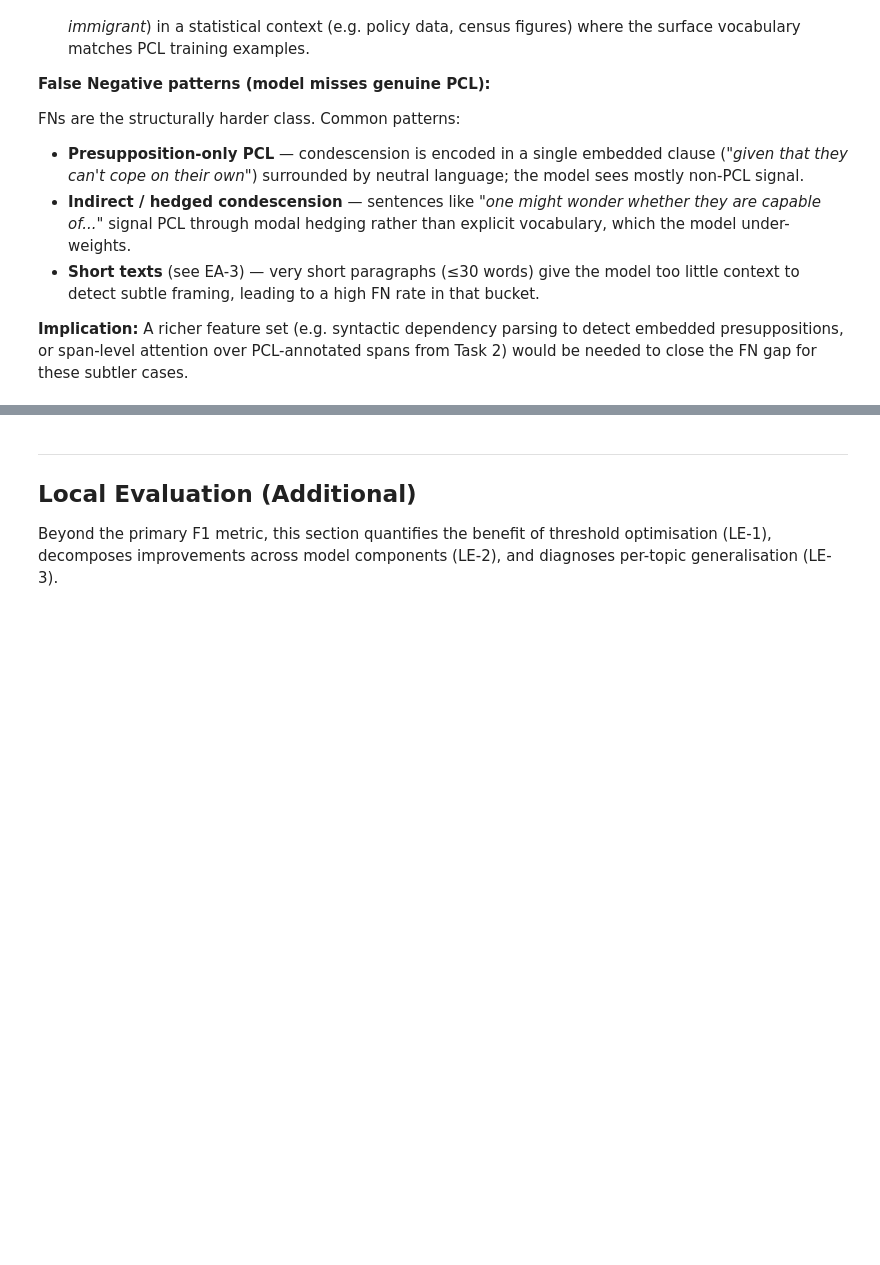
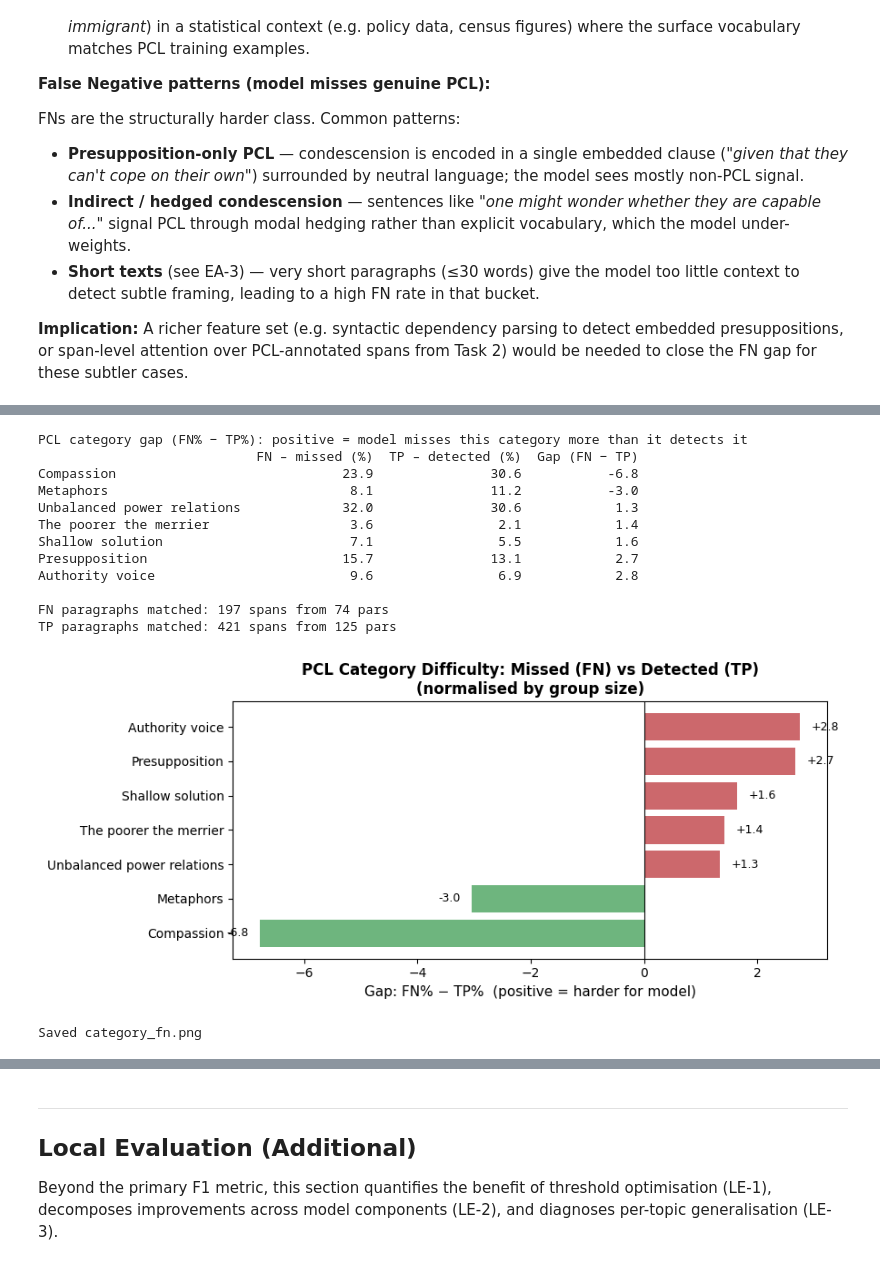
Before and after one commit to ArthurAllilaire/nlp, a Jupyter notebook: BestModel/train.ipynb, the cells around one changed output, grey strips where cells are left out. Drawn from its saved outputs; the diff is of its cells as text; code cells hidden in the pictures; blank space fills up the shorter version.

Commit message:
Error analysis

```diff
--- a/BestModel/train.ipynb
+++ b/BestModel/train.ipynb
@@ -859,0 +894,61 @@ print('Saved category_fn.png')
+# %%
+# ── Cell EA-2: PCL Category Breakdown of Missed (FN) vs Detected (TP) Cases ───
+cat_path = 'NLPLabs-2024/Dont_Patronize_Me_Trainingset/dontpatronizeme_categories.tsv'
+cat_raw = pd.read_csv(
+    cat_path, sep='\t', header=None,
+    names=['par_id','art_id','text','keyword','country',
+           'span_start','span_end','span_text','category','pcl_label'],
+    on_bad_lines='skip'
+)
+cat_raw = cat_raw[cat_raw['par_id'].apply(lambda x: str(x).strip().isdigit())].copy()
+cat_raw['par_id']   = cat_raw['par_id'].astype(str)
+cat_raw['category'] = cat_raw['category'].str.replace('_', ' ')
+
+fn_pids = set(dev_df_eval[dev_df_eval['error_group'] == 'FN']['par_id'].astype(str))
+tp_pids = set(dev_df_eval[dev_df_eval['error_group'] == 'TP']['par_id'].astype(str))
+
+fn_cats = cat_raw[cat_raw['par_id'].isin(fn_pids)]['category'].value_counts(normalize=True) * 100
+tp_cats = cat_raw[cat_raw['par_id'].isin(tp_pids)]['category'].value_counts(normalize=True) * 100
+
+all_cats = sorted(set(fn_cats.index) | set(tp_cats.index))
+cat_cmp = pd.DataFrame({
+    'FN – missed (%)':   fn_cats.reindex(all_cats, fill_value=0).values,
+    'TP – detected (%)': tp_cats.reindex(all_cats, fill_value=0).values,
+}, index=all_cats)
+cat_cmp['Gap (FN − TP)'] = cat_cmp['FN – missed (%)'] - cat_cmp['TP – detected (%)']
+cat_cmp = cat_cmp.sort_values('Gap (FN − TP)', ascending=True)
+
+print('PCL category gap (FN% − TP%): positive = model misses this category more than it detects it')
+print(cat_cmp.round(1).to_string())
+print(f'\nFN paragraphs matched: {cat_raw.par_id.isin(fn_pids).sum()} spans from {len(fn_pids)} pars')
+print(f'TP paragraphs matched: {cat_raw.par_id.isin(tp_pids).sum()} spans from {len(tp_pids)} pars')
+
+colors = ['#C44E52' if g > 0 else '#55A868' for g in cat_cmp['Gap (FN − TP)']]
+fig, ax = plt.subplots(figsize=(9, 4))
+ax.barh(cat_cmp.index, cat_cmp['Gap (FN − TP)'], color=colors, alpha=0.85)
+ax.axvline(0, color='black', linewidth=0.8)
+ax.set_xlabel('Gap: FN% − TP%  (positive = harder for model)', fontsize=11)
+ax.set_title('PCL Category Difficulty: Missed (FN) vs Detected (TP)\n(normalised by group size)',
+             fontweight='bold')
+for i, (val, cat) in enumerate(zip(cat_cmp['Gap (FN − TP)'], cat_cmp.index)):
+    ax.text(val + (0.2 if val >= 0 else -0.2), i, f'{val:+.1f}',
+            va='center', ha='left' if val >= 0 else 'right', fontsize=9)
+plt.tight_layout()
+plt.savefig('category_fn.png', dpi=120, bbox_inches='tight')
+plt.show()
+print('Saved category_fn.png')
+# %% [output]
+PCL category gap (FN% − TP%): positive = model misses this category more than it detects it
+                            FN – missed (%)  TP – detected (%)  Gap (FN − TP)
+Compassion                             23.9               30.6           -6.8
+Metaphors                               8.1               11.2           -3.0
+Unbalanced power relations             32.0               30.6            1.3
+The poorer the merrier                  3.6                2.1            1.4
+Shallow solution                        7.1                5.5            1.6
+Presupposition                         15.7               13.1            2.7
+Authority voice                         9.6                6.9            2.8
+
+FN paragraphs matched: 197 spans from 74 pars
+TP paragraphs matched: 421 spans from 125 pars
+[figure, added]
+Saved category_fn.png
```
Also changed, not shown: parts of 6 cells of this notebook, 6 other files.
